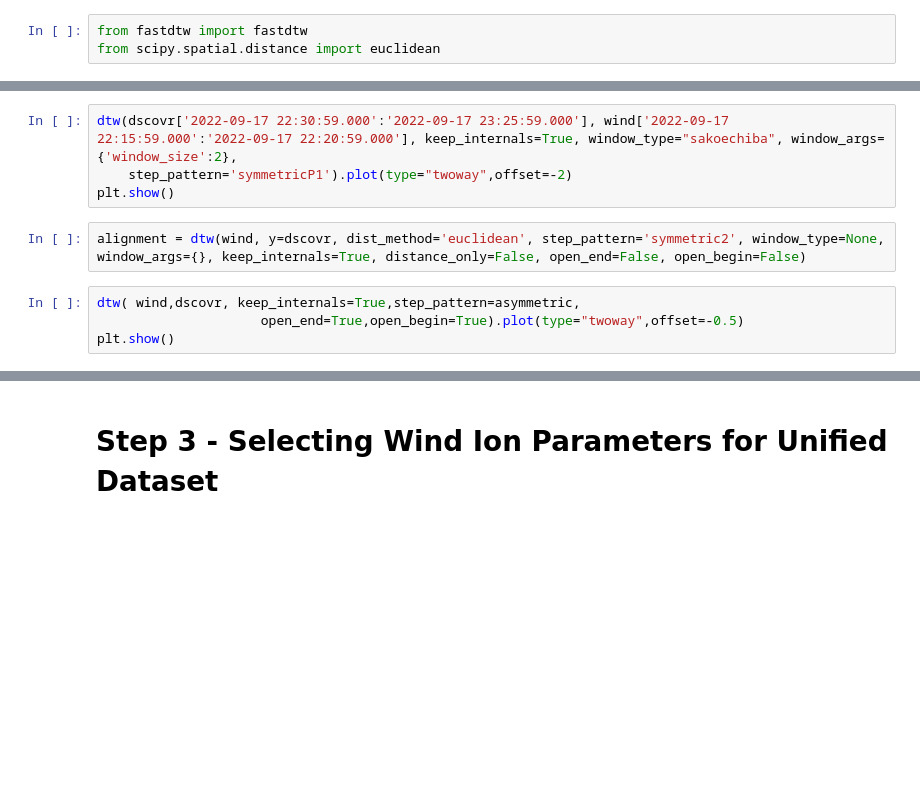
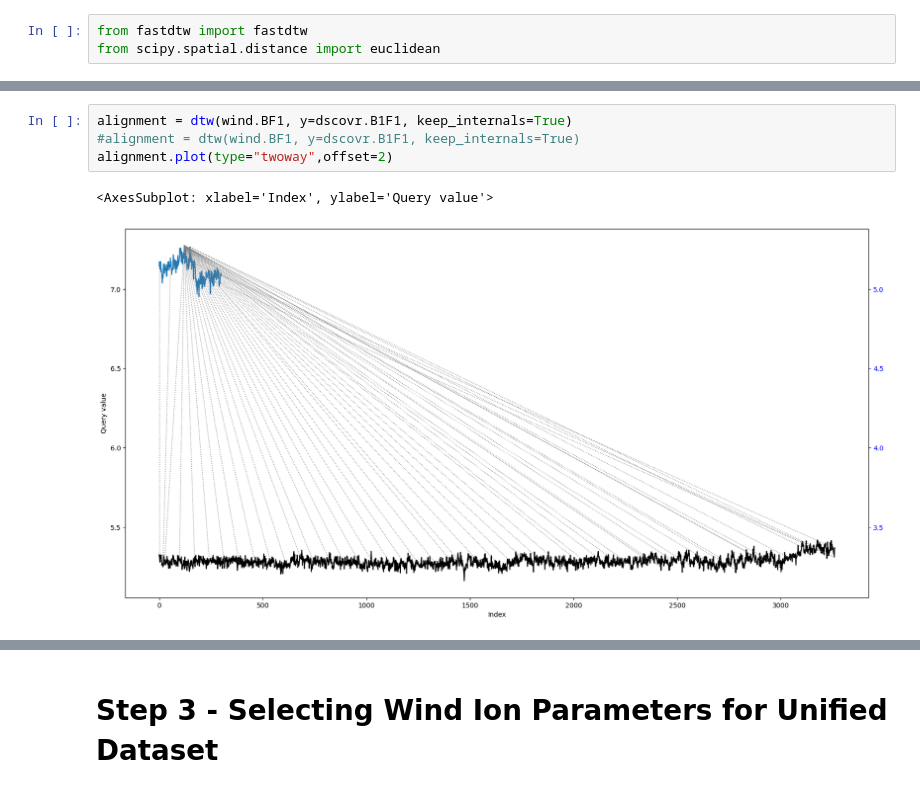
Before and after one commit to loluf/NASA_INTERESTELLAR_ARTOIS, a Jupyter notebook: NASA.ipynb, the cells around one changed output, grey strips where cells are left out. Saved outputs shown, nothing was run; the diff lists cells and outputs as text; blank space fills up the shorter version.

```diff
--- a/NASA.ipynb
+++ b/NASA.ipynb
@@ -178,10 +171,7 @@ alignment.plot(type="twoway",offset=-0.5)
-# %%
-dtw(dscovr['2022-09-17 22:30:59.000':'2022-09-17 23:25:59.000'], wind['2022-09-17 22:15:59.000':'2022-09-17 22:20:59.000'], keep_internals=True, window_type="sakoechiba", window_args={'window_size':2},
-    step_pattern='symmetricP1').plot(type="twoway",offset=-2)
-plt.show()
-# %%
-alignment = dtw(wind, y=dscovr, dist_method='euclidean', step_pattern='symmetric2', window_type=None, window_args={}, keep_internals=True, distance_only=False, open_end=False, open_begin=False)
-# %%
-dtw( wind,dscovr, keep_internals=True,step_pattern=asymmetric,
-                     open_end=True,open_begin=True).plot(type="twoway",offset=-0.5)
-plt.show()
+# %%
+alignment = dtw(wind.BF1, y=dscovr.B1F1, keep_internals=True)
+#alignment = dtw(wind.BF1, y=dscovr.B1F1, keep_internals=True)
+alignment.plot(type="twoway",offset=2)
+# %% [output]
+<AxesSubplot: xlabel='Index', ylabel='Query value'>
+[figure, added]
```
Also changed, not shown: parts of 29 cells of this notebook.
